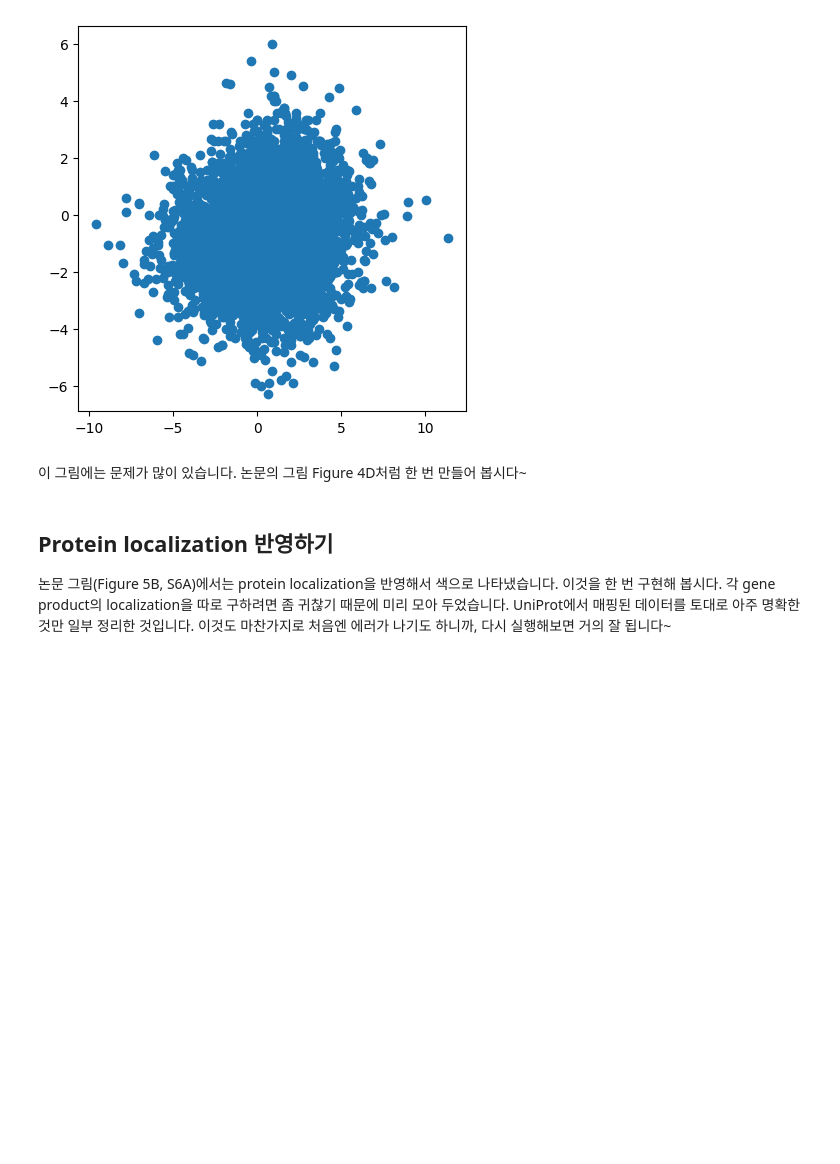
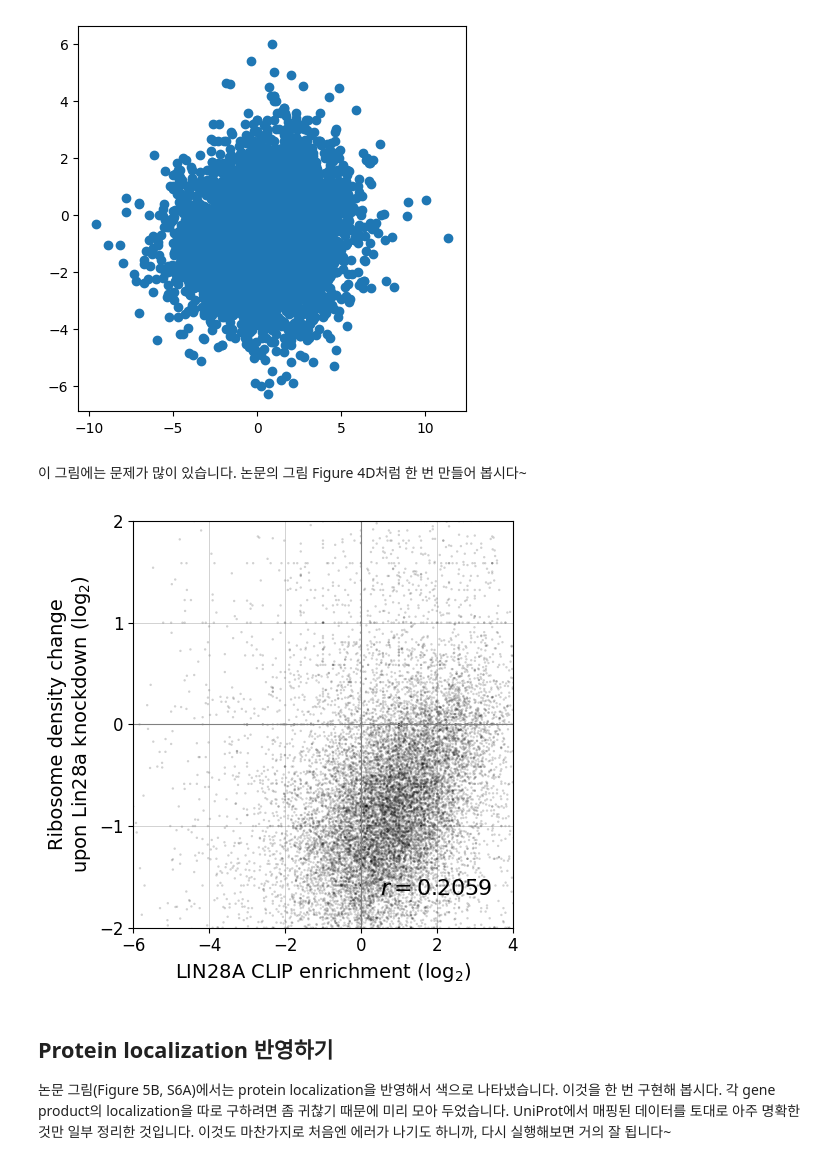
Before and after one commit to chaehyeonkim-lab/bioinformatics1, a Jupyter notebook: Guided Mission 1주차 실습용 노트북 (4월 30일 오후 9시까지 push)-1.ipynb, the cells around one changed output. Saved outputs shown, nothing was run; the diff lists cells and outputs as text; code cells hidden in the pictures; blank space fills up the shorter version.

```diff
--- a/Guided Mission 1주차 실습용 노트북 (4월 30일 오후 9시까지 push)-1.ipynb
+++ b/Guided Mission 1주차 실습용 노트북 (4월 30일 오후 9시까지 push)-1.ipynb
@@ -322,3 +320,57 @@ ax.scatter(np.log2(cnts['clip_enrichment']),
+# %%
+# 여기에 코드를 새로 작성해서 논문의 그림과 비슷하게 만들어 봅니다.
+
+from matplotlib import pyplot as plt
+import numpy as np
+
+x = np.log2(cnts['clip_enrichment'])
+y = np.log2(cnts['rden_change'])
+
+mask = np.isfinite(x) & np.isfinite(y)
+x = x[mask]
+y = y[mask]
+
+r = np.corrcoef(x, y)[0, 1]
+
+fig, ax = plt.subplots(figsize=(5, 5))
+
+ax.scatter(
+    x, y,
+    s=3,
+    c='black',
+    alpha=0.18,
+    edgecolors='none',
+    rasterized=True
+)
+
+ax.set_xlim(-6, 4)
+ax.set_ylim(-2, 2)
+
+# 눈금 간격 설정
+ax.set_xticks(np.arange(-6, 5, 2))   # x축: -6, -4, -2, 0, 2, 4
+ax.set_yticks(np.arange(-2, 3, 1))   # y축: -2, -1, 0, 1, 2
+
+ax.axhline(0, color='gray', linewidth=0.8)
+ax.axvline(0, color='gray', linewidth=0.8)
+
+ax.grid(True, color='gray', alpha=0.35, linewidth=0.7)
+
+ax.set_xlabel('LIN28A CLIP enrichment (log$_2$)', fontsize=14)
+ax.set_ylabel('Ribosome density change\nupon Lin28a knockdown (log$_2$)', fontsize=14)
+
+ax.text(
+    0.65, 0.08,
+    rf'$r = {r:.4f}$',
+    transform=ax.transAxes,
+    fontsize=16
+)
+
+ax.tick_params(labelsize=12)
+
+plt.tight_layout()
+plt.show()
+# %% [output]
+[figure, added]
 # %% [markdown]
 ## Protein localization 반영하기
 
```
Also changed, not shown: parts of 3 cells of this notebook.
